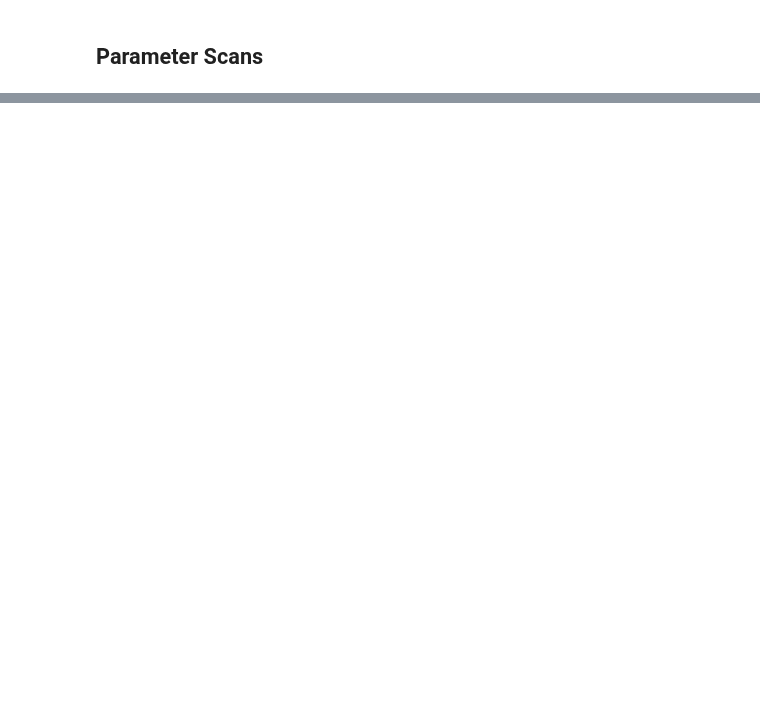
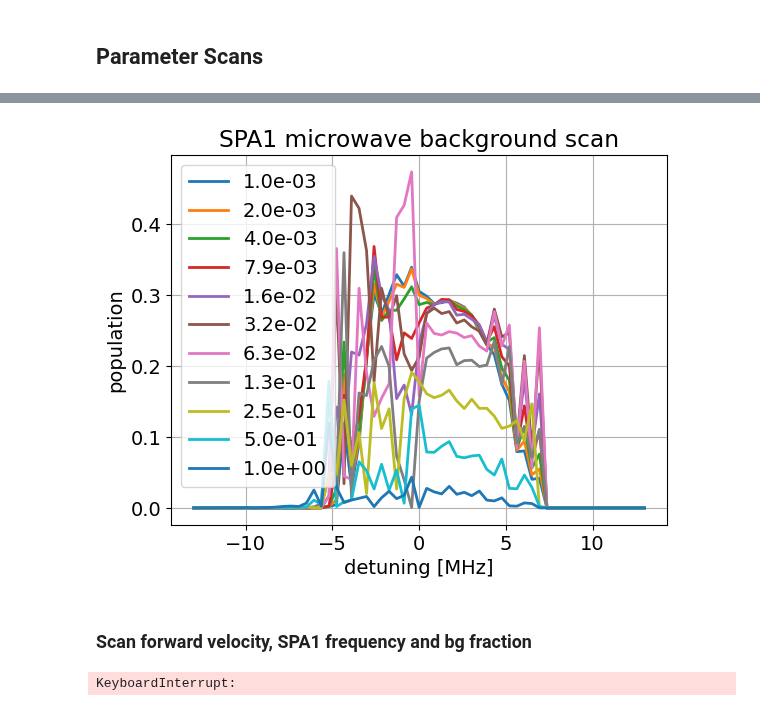
Before and after one commit to ograsdijk/centrex-state-prep, a Jupyter notebook: examples/SPA/Experimental verification/SPA1 - parameter scans with SPA and RC background.ipynb, the cells around one changed output, grey strips where cells are left out. Saved outputs shown, nothing was run; the diff lists cells and outputs as text; code cells hidden in the pictures; blank space fills up the shorter version.

```diff
--- a/examples/SPA/Experimental verification/SPA1 - parameter scans with SPA and RC background.ipynb
+++ b/examples/SPA/Experimental verification/SPA1 - parameter scans with SPA and RC background.ipynb
@@ -693,0 +790,70 @@ ax.grid()
+# %%
+fname = (
+    datetime.datetime.now().strftime("%Y_%m_%d_%H_%M_%S")
+    + "_spa1_scan_spa1_bg_intensity_fraction_detuning.csv"
+)
+
+spa1_bg_intens_detuning_scan = (
+    np.array(res).copy().reshape(bg_fraction.size, detunings.size, res[0].shape[-1])
+)
+
+df = pl.DataFrame(
+    spa1_bg_intens_detuning_scan.reshape(-1, res[0].shape[-1]), schema=header
+)
+
+
+df.write_csv(path_data / fname)
+# %%
+detunings = np.unique(spa1_bg_intens_detuning_scan[0, :, 3])
+
+det_mask = (detunings >= -5e6) & (detunings <= 5e6)
+det_mask = np.ones(detunings.size, dtype=np.bool)
+fig, ax = plt.subplots()
+
+ax.plot(
+    detunings[det_mask] / 1e6,
+    spa1_bg_intens_detuning_scan[:, det_mask, -1].T,
+    lw=2,
+    label=[f"{val:.1e}" for val in bg_fraction[:]],
+)
+
+ax.set_xlabel("detuning [MHz]")
+ax.set_ylabel("population")
+ax.set_title("SPA1 microwave background scan")
+ax.legend()
+
+ax.grid()
+# %% [output]
+[figure, added]
+# %% [markdown]
+### Scan forward velocity, SPA1 frequency and bg fraction
+# %%
+velocities = (
+    np.linspace(-2 * v_foward_sigma.si.value, 2 * v_foward_sigma.si.value, 11)
+    + v_forward.si.value
+)
+bg_fraction = np.logspace(-3, np.log10(0.25), 5)
+detunings = np.linspace(-13, 13, 51) * 1e6
+
+res = []
+for vel in tqdm_notebook(velocities):
+    for frac in tqdm_notebook(bg_fraction, leave=False):
+        res.append(
+            np.array(
+                Parallel(n_jobs=nr_cores, verbose=0)(
+                    delayed(run_simulation)(
+                        power_spa1=2e-4,
+                        intensity_spa1_bg_fraction=frac,
+                        intensity_rc_bg=4e-3,
+                        detuning_spa1=det,
+                        detuning_rc_bg=0.0,
+                        v_forward=vel,
+                        initial_state_idx=0,
+                        target_state=J1_singlet,
+                    )
+                    for det in detunings
+                )
+            )
+        )
+# %% [output]
+KeyboardInterrupt:
```
Also changed, not shown: parts of 30 cells of this notebook, 1 other file.
